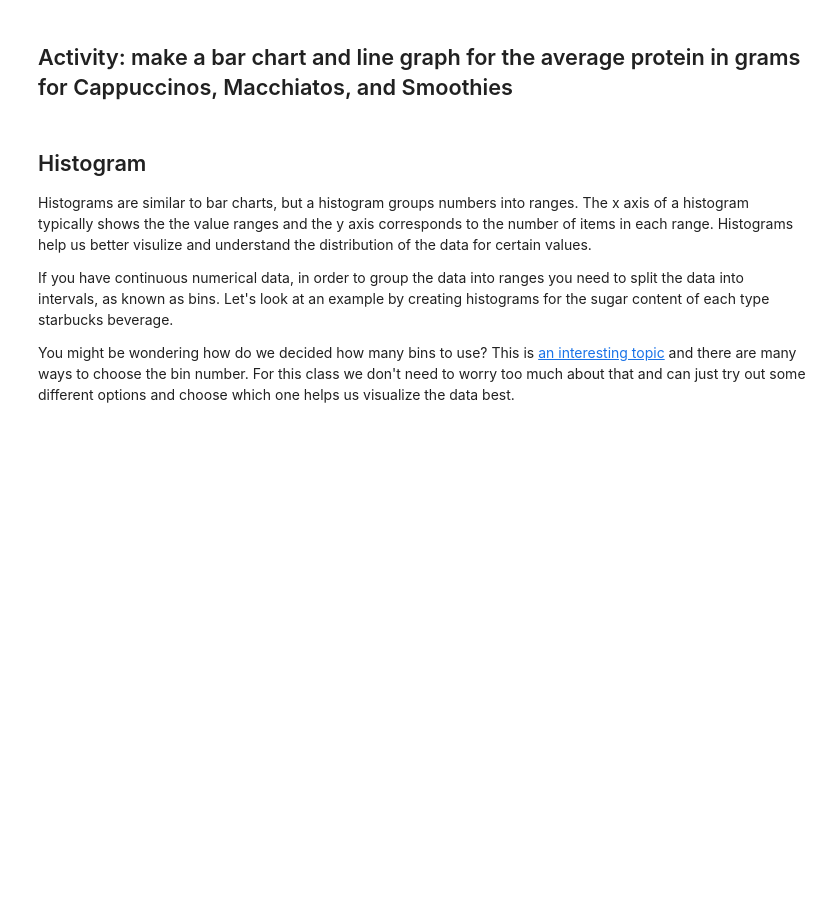
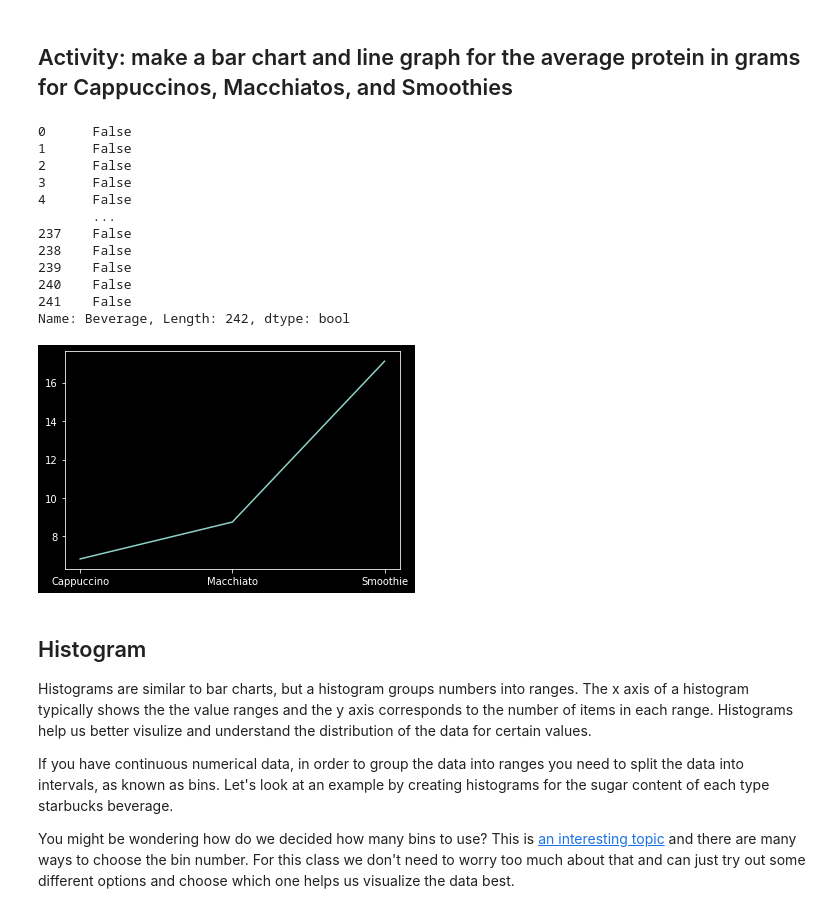
Before and after one commit to Pondorasti/QL-1.1, a Jupyter notebook: Class Work/Data Visualization/Visualizations - Starbucks.ipynb, the cells around one changed output. Drawn from its saved outputs; the diff is of its cells as text; code cells hidden in the pictures; blank space fills up the shorter version.

```diff
--- a/Class Work/Data Visualization/Visualizations - Starbucks.ipynb
+++ b/Class Work/Data Visualization/Visualizations - Starbucks.ipynb
@@ -162,3 +160,32 @@ Text(0.5, 0, 'Beverage type')
+# %%
+import pandas as pd
+
+df = pd.read_csv("starbucks_drinkMenu_expanded.csv")
+
+protein_cappucinos = df.loc[df['Beverage'] == "Cappuccino"][' Protein (g) ']
+protein_macchiatos = df.loc[df['Beverage'].str.contains("Macchiato")][' Protein (g) ']
+protein_smoothies = df.loc[df['Beverage'].str.contains("Smoothie")][' Protein (g) ']
+
+beverage_categories = ["Cappuccino", 'Macchiato', 'Smoothie']
+average_protein = [protein_cappucinos.mean(), protein_macchiatos.mean(), protein_smoothies.mean()]
+
+plt.style.use('dark_background')
+plt.plot(beverage_categories, average_protein)
+plt.show()
+# %% [output]
+0      False
+1      False
+2      False
+3      False
+4      False
+       ...
+237    False
+238    False
+239    False
+240    False
+241    False
+Name: Beverage, Length: 242, dtype: bool
+[figure, added]
 # %% [markdown]
 ## Histogram
 
```
Also changed, not shown: parts of 2 cells of this notebook, 1 other file.
